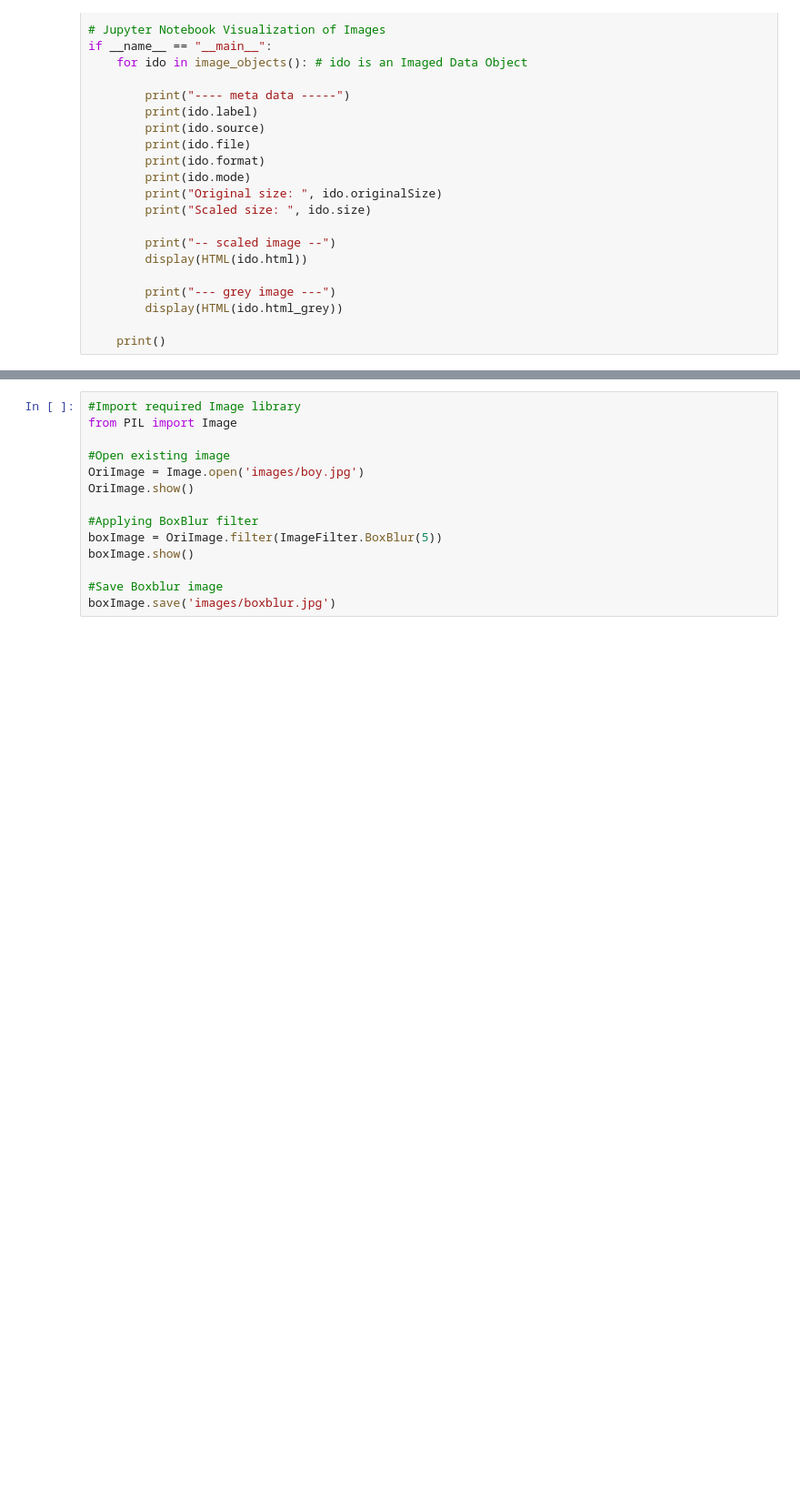
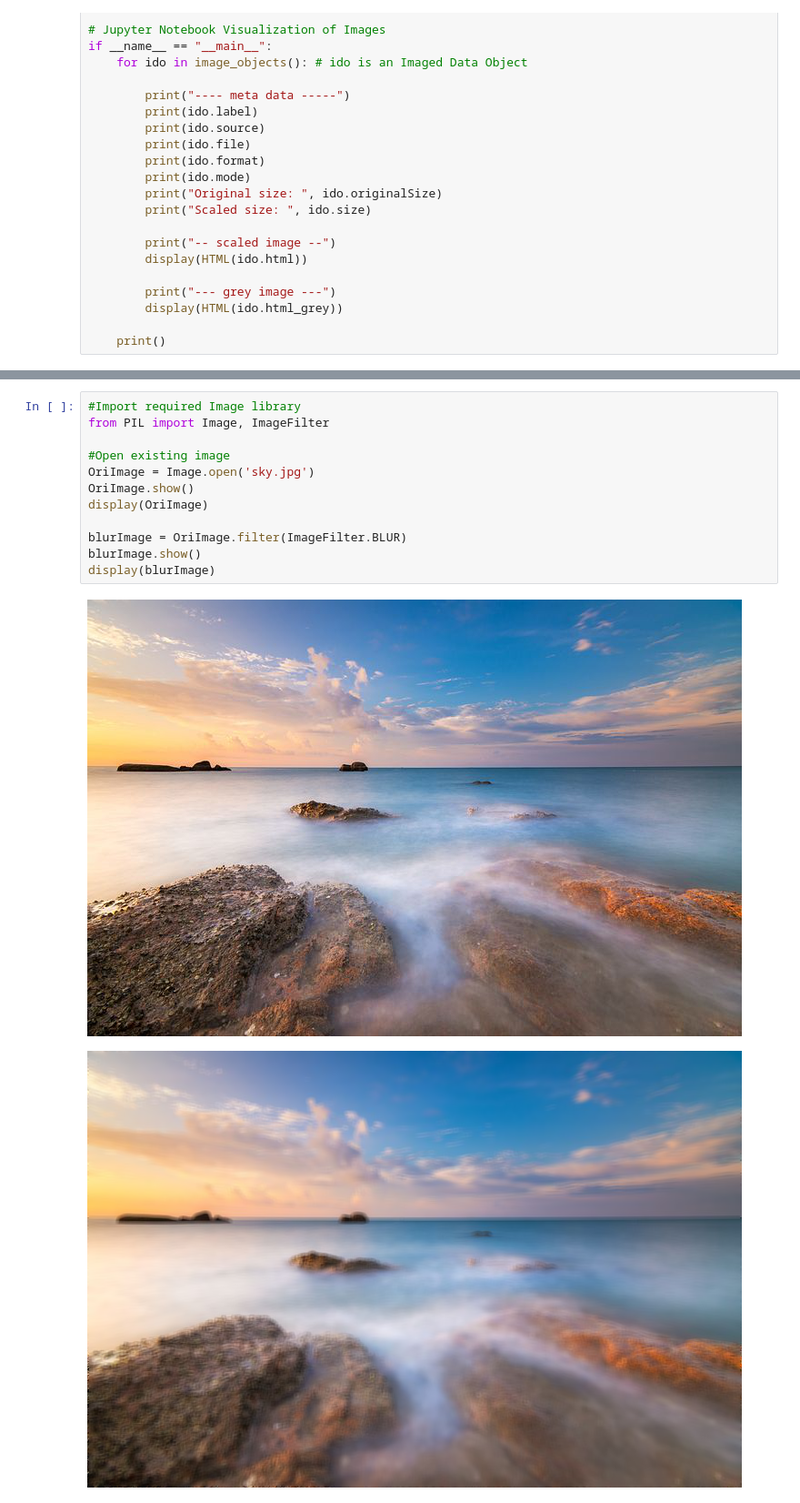
Before and after one commit to jameshunter12/james-fastpage, a Jupyter notebook: _notebooks/2023-03-07-AP-unit2-2.ipynb, the cells around one changed output, grey strips where cells are left out. Shown at 91% size. Drawn from its saved outputs; the diff is of its cells as text; blank space fills up the shorter version.

```diff
--- a/_notebooks/2023-03-07-AP-unit2-2.ipynb
+++ b/_notebooks/2023-03-07-AP-unit2-2.ipynb
@@ -474,15 +474,16 @@ This will most likely result in lossless data compression because this is a PNG.
 - There are many effects you can do as well with PIL. Blur the image or write Meta Data on screen, aka Title, Author and Image size.
 # %%
 #Import required Image library
-from PIL import Image
+from PIL import Image, ImageFilter
 
 #Open existing image
-OriImage = Image.open('images/boy.jpg')
+OriImage = Image.open('sky.jpg')
 OriImage.show()
+display(OriImage)
 
-#Applying BoxBlur filter
-boxImage = OriImage.filter(ImageFilter.BoxBlur(5))
-boxImage.show()
-
-#Save Boxblur image
-boxImage.save('images/boxblur.jpg')
+blurImage = OriImage.filter(ImageFilter.BLUR)
+blurImage.show()
+display(blurImage)
+# %% [output]
+[figure, added]
+[figure, added]
```
Also changed, not shown: 7 other files.
